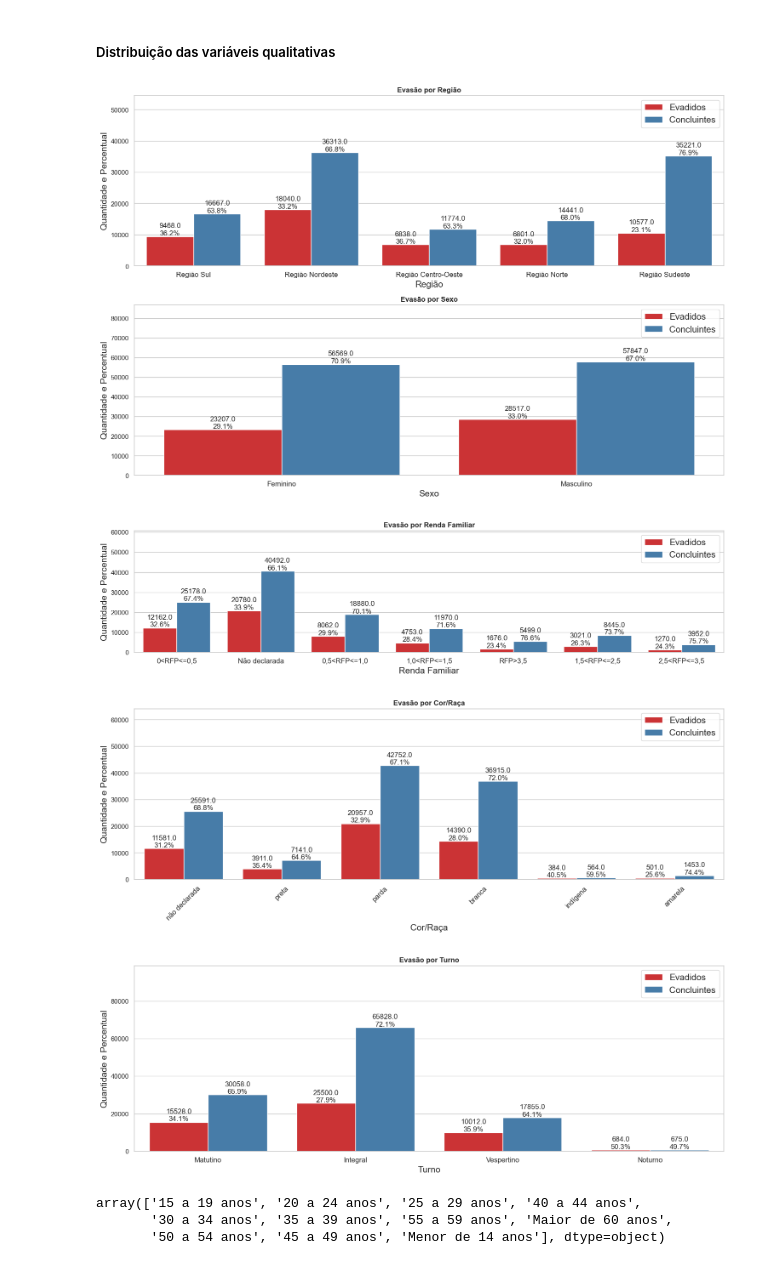
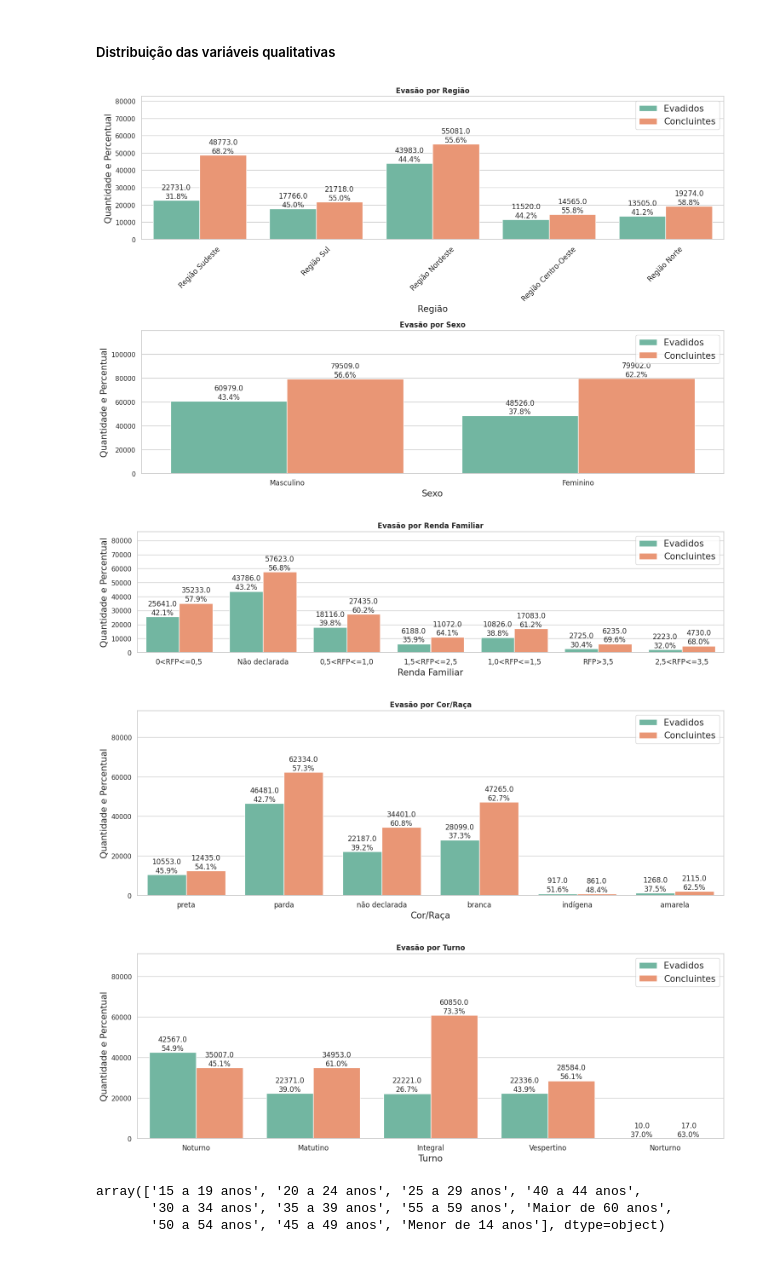
Before and after one commit to Geraldomendes/SchoolDropoutPrediction, a Jupyter notebook: notebooks/02-exploratory_data_analysis_TEC.ipynb, the cells around one changed output. Cells and saved outputs as stored; diff of their text form; code cells hidden in the pictures.

```diff
--- a/notebooks/02-exploratory_data_analysis_TEC.ipynb
+++ b/notebooks/02-exploratory_data_analysis_TEC.ipynb
@@ -12,3 +12,5 @@ import warnings
 warnings.filterwarnings("ignore")
 # %% [markdown]
 ## 1. Coleta de dados
+# %%
+data = pd.read_csv('preprocessedTEC.csv')
@@ -15,3 +56,3 @@ warnings.filterwarnings("ignore")
 # %%
-data = pd.read_csv('../data/processed/preprocessingTEC.csv')
-data
+# data = pd.read_csv('../data/processed/preprocessingTEC.csv')
+# data
@@ -123,6 +150,8 @@ sns.set_theme(style="whitegrid")
 # plt.title("Distribuição de evadidos x concluintes (Entre os anos de 2019 e 2021)",
 #           fontweight='bold')
 # plt.show()
+# %%
+sns.set_theme(style="whitegrid")
 # %%
 def show_bars(subplot_value, x_value, hue_value, dataset, palette='plasma', order=None):
     plt.subplot(subplot_value)
@@ -154,39 +183,41 @@ def show_bars(subplot_value, x_value, hue_value, dataset, palette='plasma', orde
         ax.set_xticklabels(x_ticks, fontsize=12)
 # %%
 plt.figure(figsize=(15, 10))
-show_bars(211, 'Região', 'Categoria da Situação', categorica, palette='Set1')
+show_bars(211, 'Região', 'Categoria da Situação', data, palette='Set2')
 plt.title('Evasão por Região',fontweight='bold')
 plt.margins(y=0.5)
-show_bars(212, 'Sexo', 'Categoria da Situação', categorica, palette='Set1')
+show_bars(212, 'Sexo', 'Categoria da Situação', data, palette='Set2')
 plt.title('Evasão por Sexo',fontweight='bold')
 plt.margins(y=0.5)
 plt.tight_layout()
 # %% [output]
-[figure, old version]
+[figure, new version]
 # %%
 plt.figure(figsize=(15, 7))
-show_bars(211, 'Renda Familiar', 'Categoria da Situação', categorica, palette='Set1')
+show_bars(211, 'Renda Familiar', 'Categoria da Situação', data, palette='Set2')
 plt.title('Evasão por Renda Familiar',fontweight='bold')
 plt.margins(y=0.5)
 plt.tight_layout()
 # %% [output]
-[figure, old version]
+[figure, new version]
+# %%
+data['Cor/Raça'] = data['Cor/Raça'].str.lower()
 # %%
 plt.figure(figsize=(15, 10))
-show_bars(211, 'Cor/Raça', 'Categoria da Situação', categorica, palette='Set1')
+show_bars(211, 'Cor/Raça', 'Categoria da Situação', data, palette='Set2')
 plt.title('Evasão por Cor/Raça',fontweight='bold')
 plt.margins(y=0.5)
 plt.tight_layout()
 # %% [output]
-[figure, old version]
+[figure, new version]
 # %%
 plt.figure(figsize=(15, 10))
-show_bars(212, 'Turno', 'Categoria da Situação', categorica, palette='Set1')
+show_bars(212, 'Turno', 'Categoria da Situação', data, palette='Set2')
 plt.title('Evasão por Turno',fontweight='bold')
 plt.margins(y=0.5)
 plt.tight_layout()
 # %% [output]
-[figure, old version]
+[figure, new version]
 # %%
 categorica['Faixa Etária'].unique()
 # %% [output]
```
Also changed, not shown: parts of 31 cells of this notebook, 3 other files.
